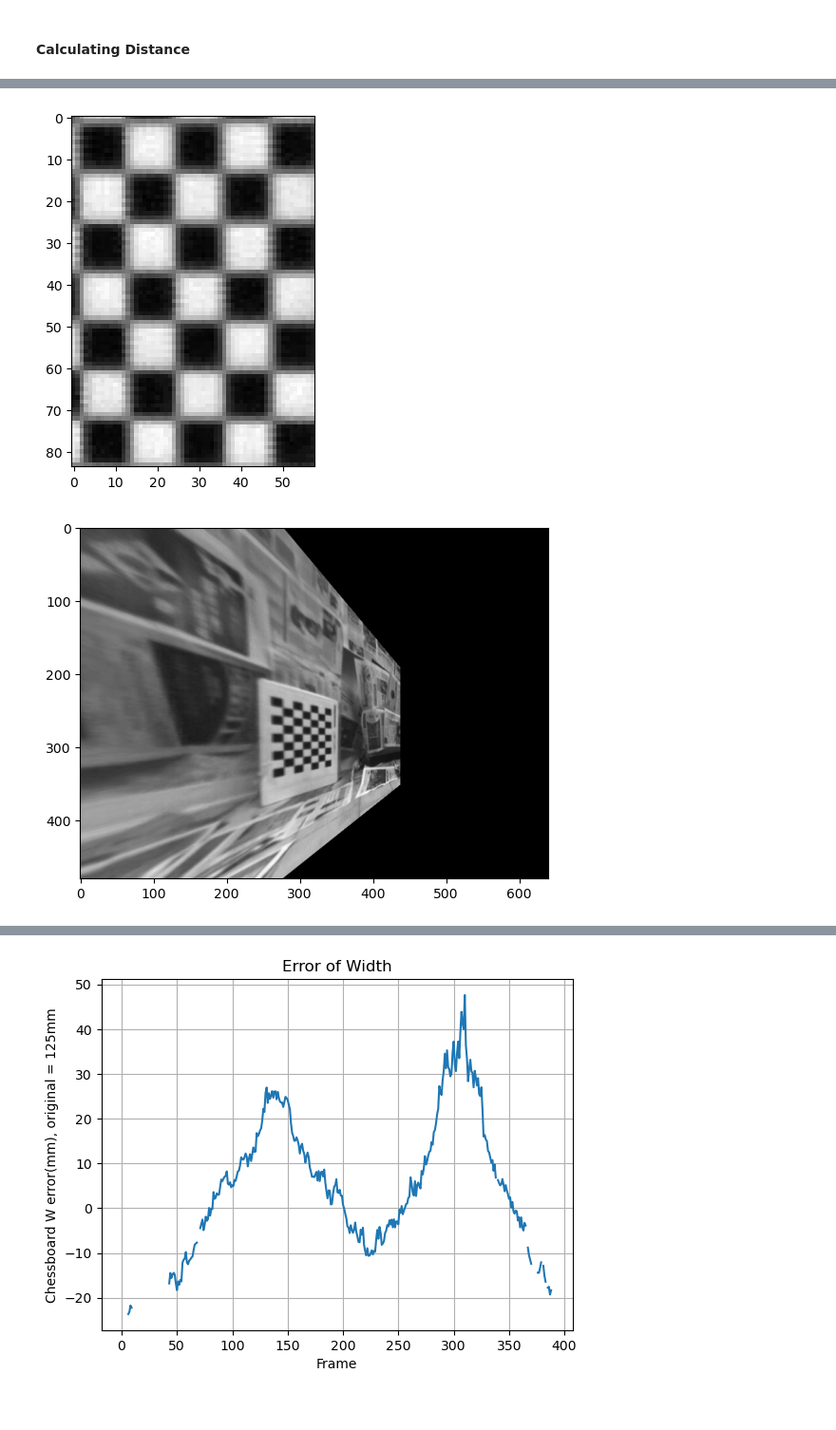
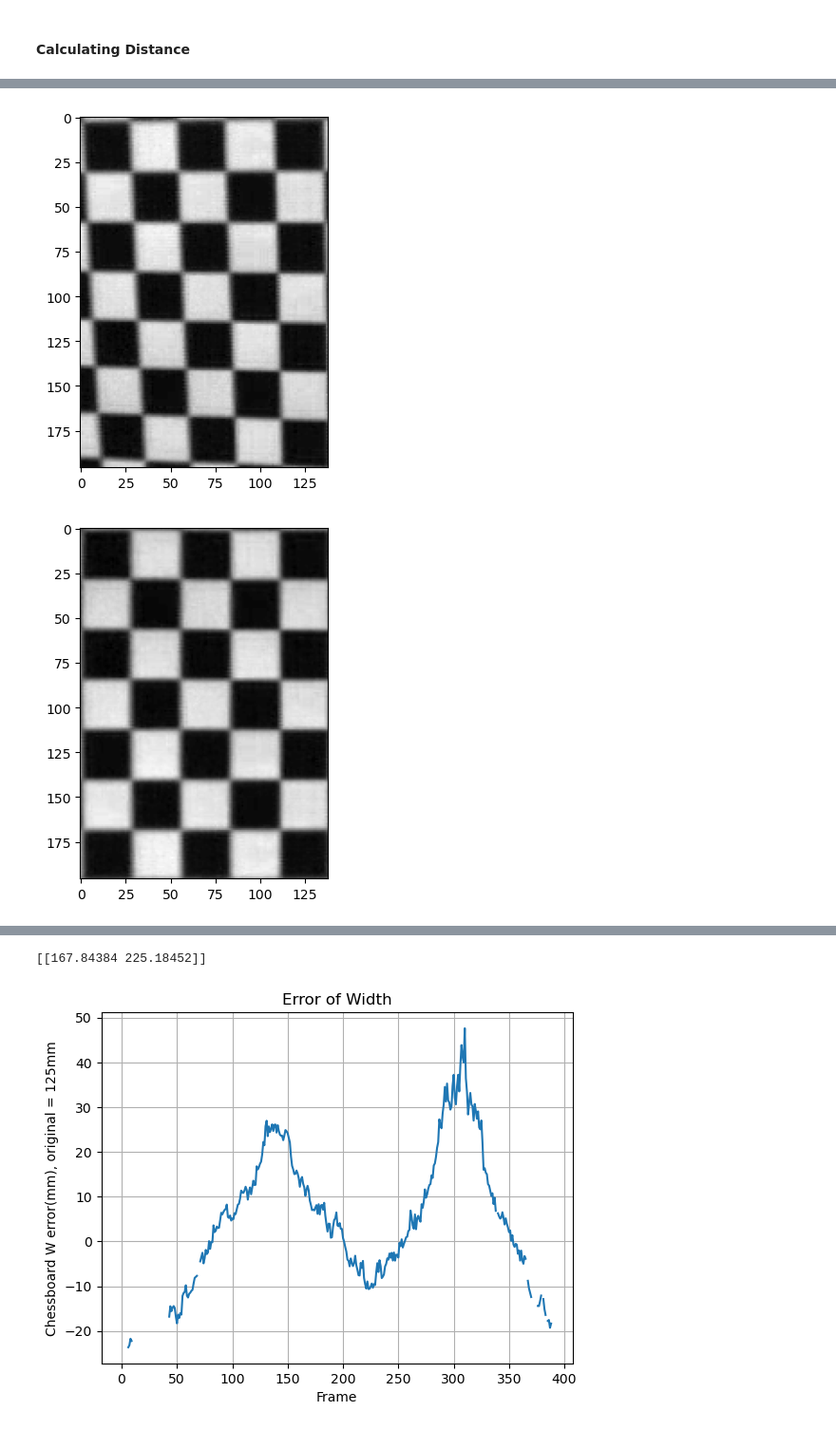
Before and after one commit to ArkaStark/RobotNavigation, a Jupyter notebook: RobotNavigation.ipynb, the cells around one changed output, grey strips where cells are left out. Shown at 95% size. Saved outputs shown, nothing was run; the diff lists cells and outputs as text; code cells hidden in the pictures.

```diff
--- a/RobotNavigation.ipynb
+++ b/RobotNavigation.ipynb
@@ -1135,66 +1192,41 @@ for frame in range(number_of_frames):
 # %%
-# # Find chessboard corners in each frame for left camera
-
-# pattern_size = (6, 8) # number of inner corner, (columns, rows) for OpenCV
-# list_foundL = []
-# list_cornersL = []
-
-# progress = 0
-# for frame in np_L_gray:
-#     found, corners = cv2.findChessboardCorners(frame, pattern_size)
-#     list_foundL.append(found)
-
-#     progress+=1
-#     if found:
-#         #Refining corner position to subpixel iteratively until criteria max_count=30 or criteria_eps_error=1 is sutisfied
-#         term = (cv2.TERM_CRITERIA_EPS + cv2.TERM_CRITERIA_COUNT, 30, 1)
-#         #Image Corners
-#         cv2.cornerSubPix(frame, corners, (5, 5), (-1, -1), term)
-#         print(progress, end=', ')
-#         list_cornersL.append(corners)
-#     else:
-#         print("not found", progress, end=', ')
-#         #list_foundL.append(None)
-#         list_cornersL.append(None)
-
-
-
-# print("job completed")
-
-example_frame = 100
+example_frame = 300
 
 # Get the minimum and maximum x and y coordinates of the corners
 min_x = np.min(list_cornersL[example_frame][:, :, 0])
 max_x = np.max(list_cornersL[example_frame][:, :, 0])
 min_y = np.min(list_cornersL[example_frame][:, :, 1])
 max_y = np.max(list_cornersL[example_frame][:, :, 1])
 
 # Crop the np_L_gray image to the chessboard area
 chessboard_img = np_L_gray[example_frame,int(min_y):int(max_y), int(min_x):int(max_x)]
 
 
 # to calculate the transformation matrix
-input_pts = np.float32([[min_x, max_y], [max_x, max_y], [min_x, min_y], [max_x, min_y]])
-output_pts = np.float32([[min_x, max_y], [max_x, max_y-10], [min_x, min_y], [max_x, min_y+10]]) # no changes now. to use warping_angle = list_tau[example_frame]
+input_pts = np.float32([[list_cornersL[example_frame][0][0][0],list_cornersL[example_frame][0][0][1]],
+                        [list_cornersL[example_frame][5][0][0],list_cornersL[example_frame][5][0][1]],
+                        [list_cornersL[example_frame][42][0][0],list_cornersL[example_frame][42][0][1]],
+                        [list_cornersL[example_frame][47][0][0],list_cornersL[example_frame][47][0][1]]])
+output_pts = np.float32([[min_x, max_y], [max_x, max_y], [min_x, min_y], [max_x, min_y]]) # no changes now. to use warping_angle = list_tau[example_frame]
 
 # Compute the perspective transform M
 M = cv2.getPerspectiveTransform(input_pts,output_pts)
 
 # Apply the perspective transformation to the image
 warped_img = cv2.warpPerspective(np_L_gray[example_frame],M,(np_L_gray[example_frame].shape[1], np_L_gray[example_frame].shape[0]),flags=cv2.INTER_LINEAR)
 warped_img_crop = warped_img[int(min_y):int(max_y), int(min_x):int(max_x)]
 
 
 plt.imshow(chessboard_img, cmap='gray')
 plt.show()
 
 # Define the angle of rotation in degrees
 
-plt.imshow(warped_img, cmap='gray')
-plt.show()
+# plt.imshow(warped_img, cmap='gray')
+# plt.show()
 
 plt.imshow(warped_img_crop, cmap='gray')
 plt.show()
 # %% [output]
-[figure, old version]
+[figure, new version]
-[figure, old version]
+[figure, new version]
@@ -1202,3 +1233,7 @@ plt.show()
+# %%
+print(list_cornersL[example_frame][0])
+# %% [output]
+[[167.84384 225.18452]]
 # %%
 # Plotting
 f_values = list(range(number_of_frames))
```
Also changed, not shown: parts of 12 cells of this notebook, 9 other files.
